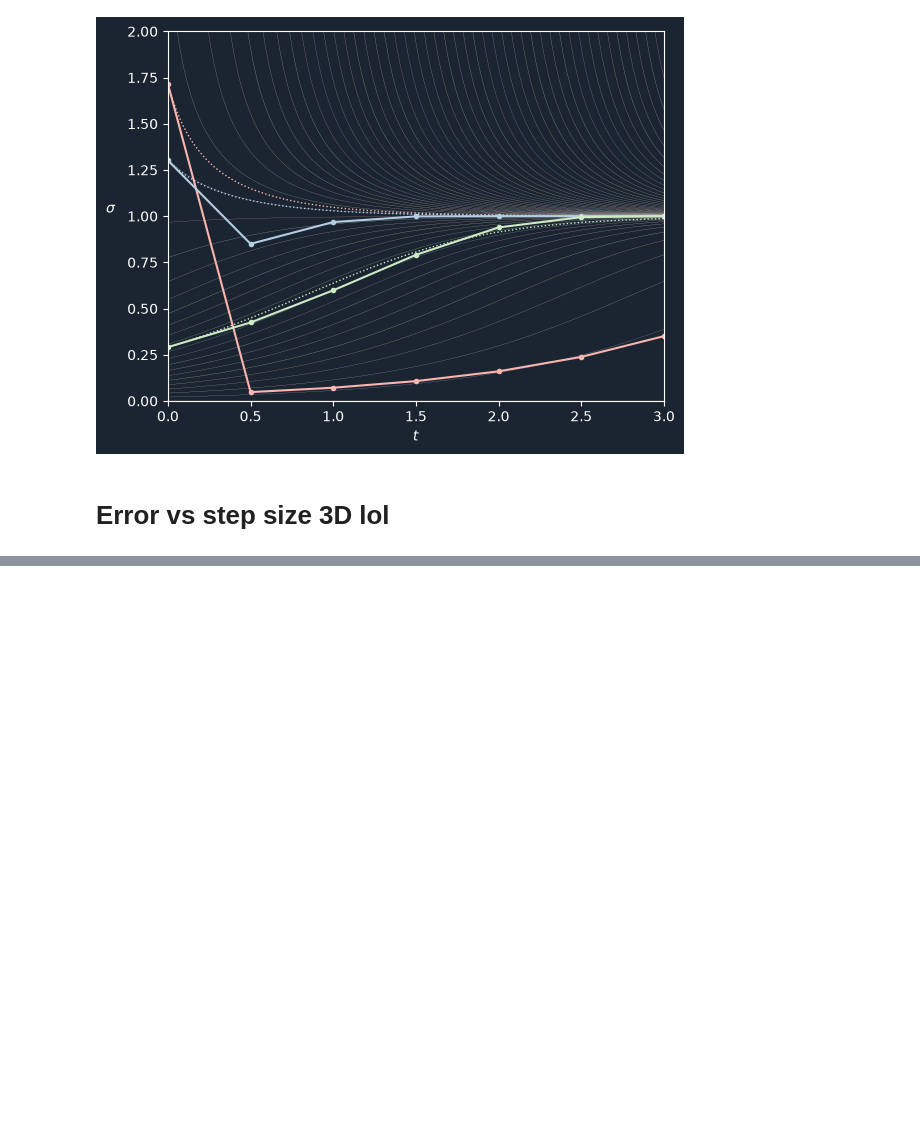
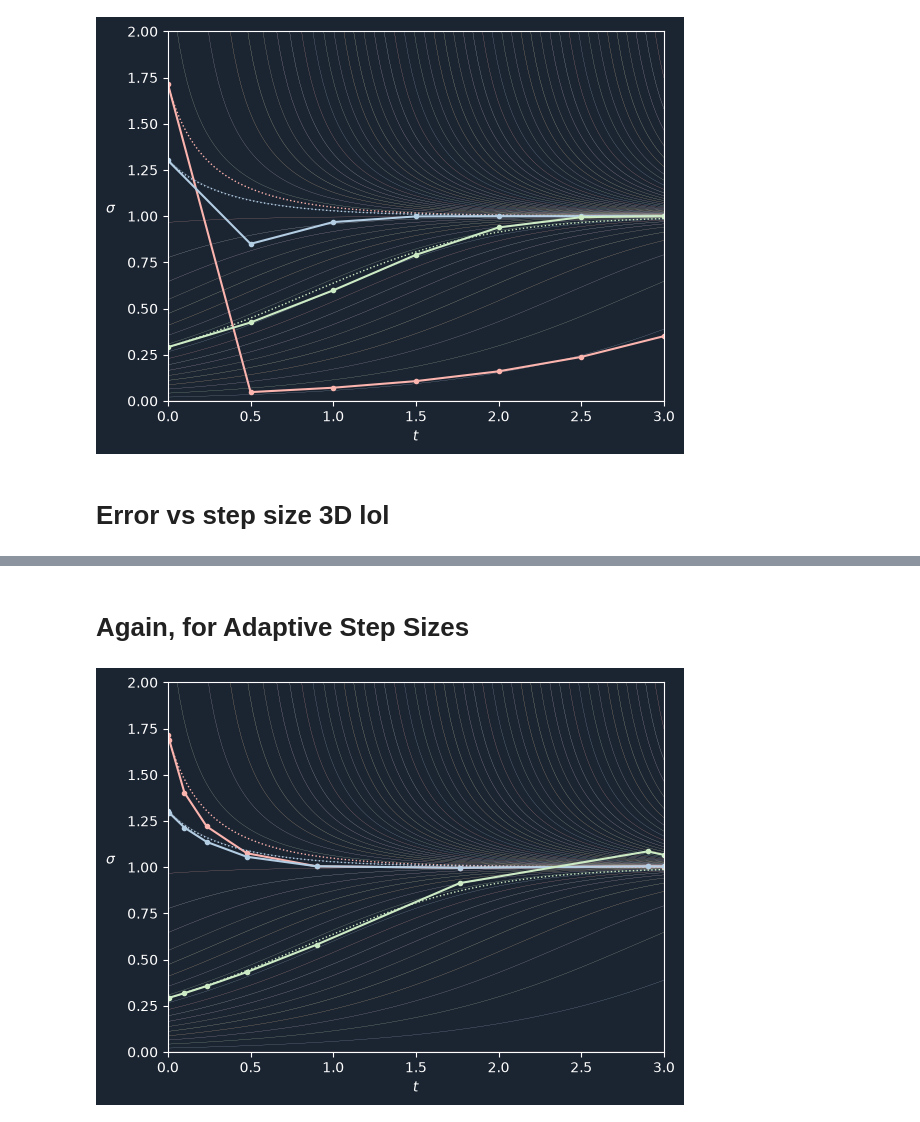
Before and after one commit to 3257077517-collab/Team17, a Jupyter notebook: report/notes.ipynb, the cells around one changed output, grey strips where cells are left out. Saved outputs shown, nothing was run; the diff lists cells and outputs as text; code cells hidden in the pictures; blank space fills up the shorter version.

```diff
--- a/report/notes.ipynb
+++ b/report/notes.ipynb
@@ -368,6 +247,17 @@ def plot_flow_lines(ax: plt.Axes, ts, axis_t0, num_lines):
     for t0, y0 in np.column_stack((t0s, y0s)):
         ye = y_exact(ts - t0, y0)
         ax.plot(ts, ye, linewidth='0.125')
+
+
+def plot_polygon_of_soln_svs(ax: plt.Axes, soln: itg.OdeSolution, U, V):
+    soln_svss = np.diagonal(
+        U.T @ soln.y.T.reshape((soln.y.shape[1], *X0.shape)) @ V,
+        axis1=1, axis2=2,
+    ).T
+
+    for i, soln_svs in enumerate(soln_svss):
+        ax.plot(soln.t, soln_svs, f"C{i}.-")
+        ax.plot(ts, y_exact(ts, soln_svs[0]), f"C{i}:", linewidth=1.0)
 # %%
 soln = itg.solve_ivp(
     polar_factor_flow_fun,
@@ -489,0 +381,28 @@ plt.show()
+# %% [markdown]
+# Again, for Adaptive Step Sizes
+# %%
+soln = itg.solve_ivp(
+    polar_factor_flow_fun,
+    (0.0, t_bound),
+    np.ravel(X0),
+    method=RK11,
+    rtol=0.0, atol=np.exp2(-4),
+)
+
+
+fig: plt.Figure
+ax: plt.Axes
+fig, ax = plt.subplots()
+
+ax.set_xlim(0.0, t_bound)
+ax.set_ylim(0.0, y_bound)
+ax.set_xlabel('$t$')
+ax.set_ylabel('$\\sigma$', labelpad=12, rotation=0)
+
+ts = np.linspace(0.0, t_bound, 129)
+plot_flow_lines(ax, ts, 1.0, 65)
+plot_polygon_of_soln_svs(ax, soln, U, V)
+
+plt.show()
+# %% [output]
+[figure, added]
```
Also changed, not shown: parts of 9 cells of this notebook.
